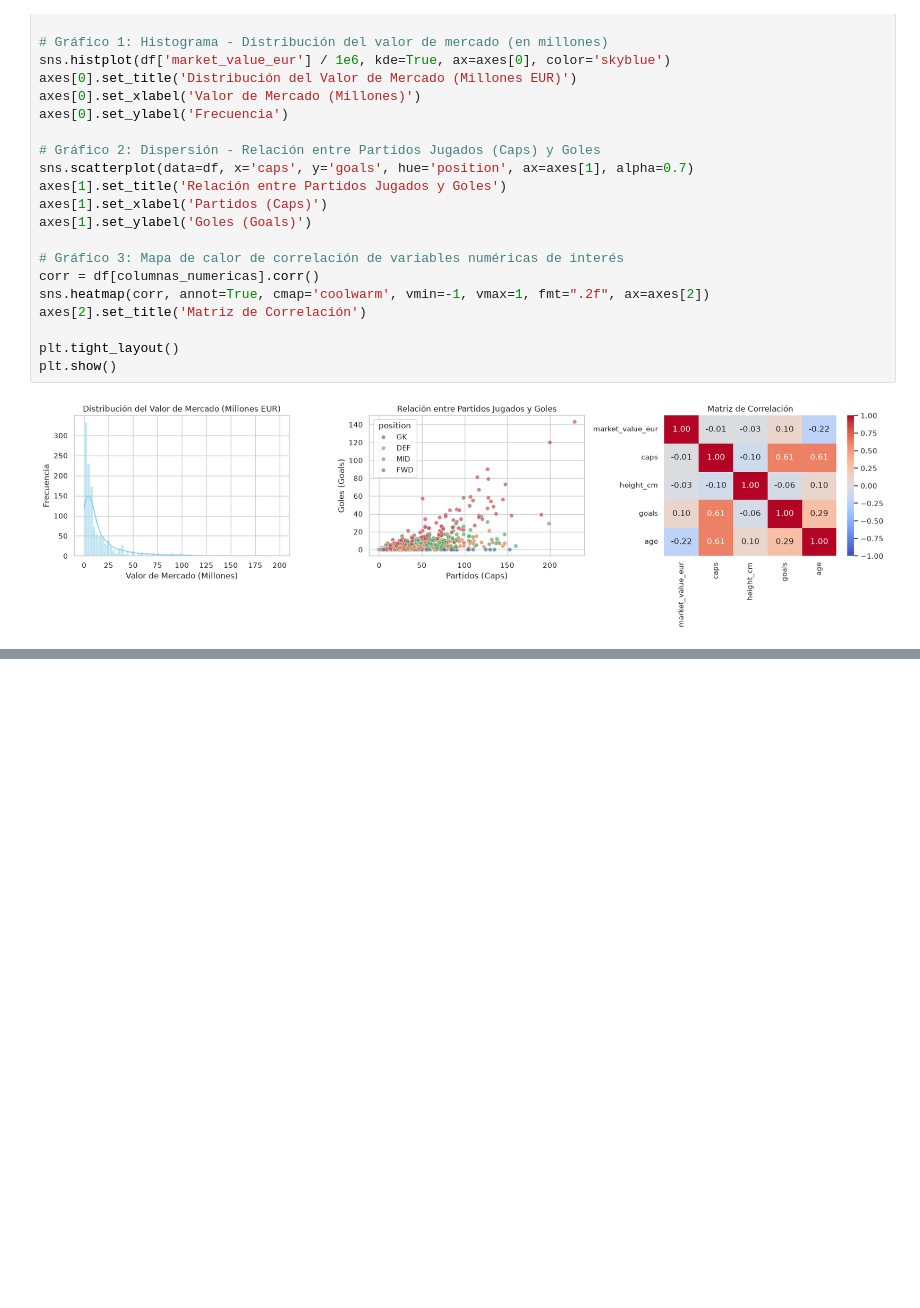
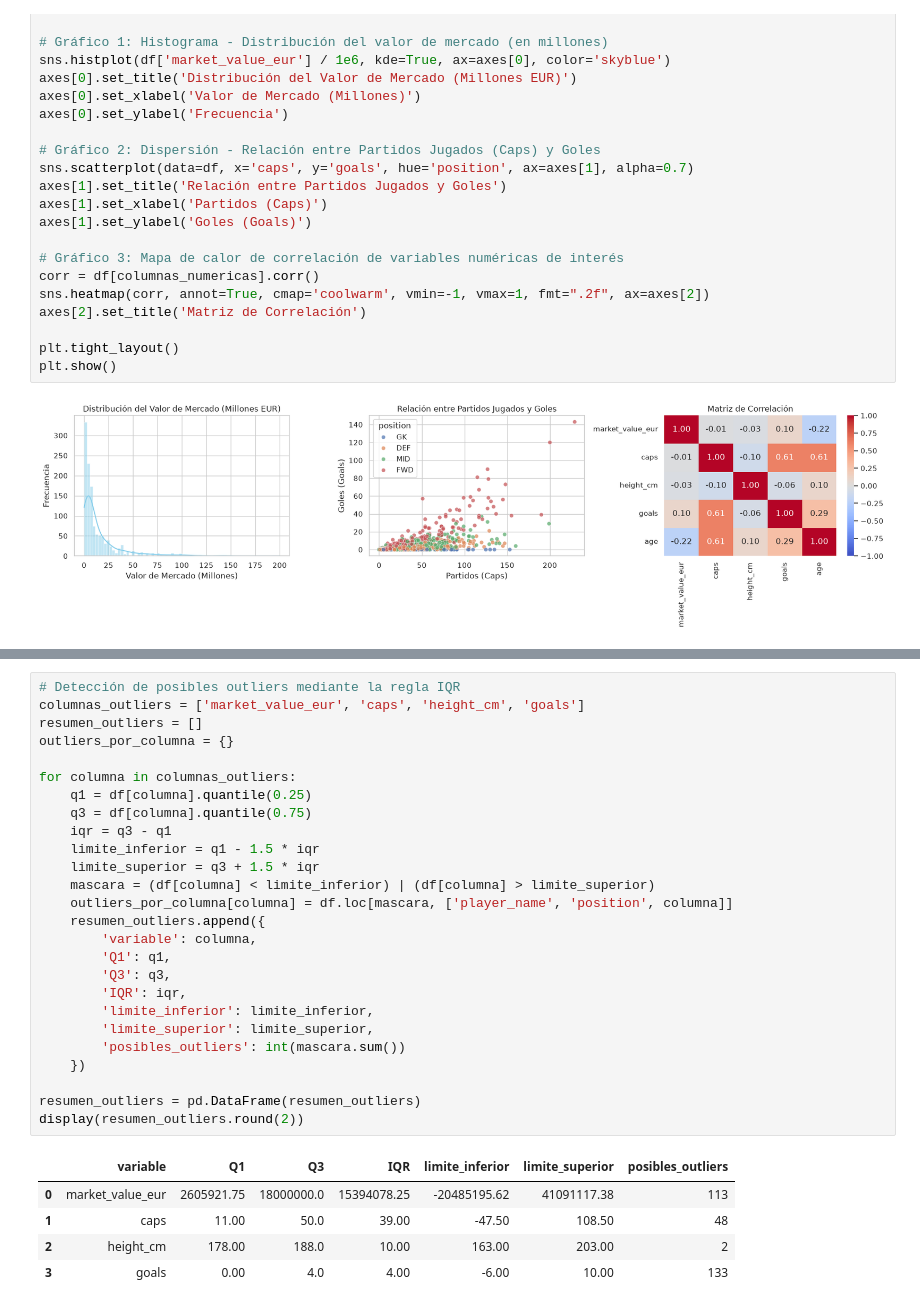
Before and after one commit to maxiteyo/Inteligencia-Artificial, a Jupyter notebook: Actividades/Actividad_02/Actividad_02.ipynb, the cells around one changed output, grey strips where cells are left out. Cells and saved outputs as stored; diff of their text form; blank space fills up the shorter version.

```diff
--- a/Actividades/Actividad_02/Actividad_02.ipynb
+++ b/Actividades/Actividad_02/Actividad_02.ipynb
@@ -158,0 +240,32 @@ El dataset no presenta valores nulos ni registros duplicados, por lo que no fue
+# %%
+# Detección de posibles outliers mediante la regla IQR
+columnas_outliers = ['market_value_eur', 'caps', 'height_cm', 'goals']
+resumen_outliers = []
+outliers_por_columna = {}
+
+for columna in columnas_outliers:
+    q1 = df[columna].quantile(0.25)
+    q3 = df[columna].quantile(0.75)
+    iqr = q3 - q1
+    limite_inferior = q1 - 1.5 * iqr
+    limite_superior = q3 + 1.5 * iqr
+    mascara = (df[columna] < limite_inferior) | (df[columna] > limite_superior)
+    outliers_por_columna[columna] = df.loc[mascara, ['player_name', 'position', columna]]
+    resumen_outliers.append({
+        'variable': columna,
+        'Q1': q1,
+        'Q3': q3,
+        'IQR': iqr,
+        'limite_inferior': limite_inferior,
+        'limite_superior': limite_superior,
+        'posibles_outliers': int(mascara.sum())
+    })
+
+resumen_outliers = pd.DataFrame(resumen_outliers)
+display(resumen_outliers.round(2))
+# %% [output]
+|  | variable | Q1 | Q3 | IQR | limite_inferior | limite_superior | posibles_outliers |
+| 0 | market_value_eur | 2605921.75 | 18000000.0 | 15394078.25 | -20485195.62 | 41091117.38 | 113 |
+| 1 | caps | 11.00 | 50.0 | 39.00 | -47.50 | 108.50 | 48 |
+| 2 | height_cm | 178.00 | 188.0 | 10.00 | 163.00 | 203.00 | 2 |
+| 3 | goals | 0.00 | 4.0 | 4.00 | -6.00 | 10.00 | 133 |
```
Also changed, not shown: parts of 10 cells of this notebook.
